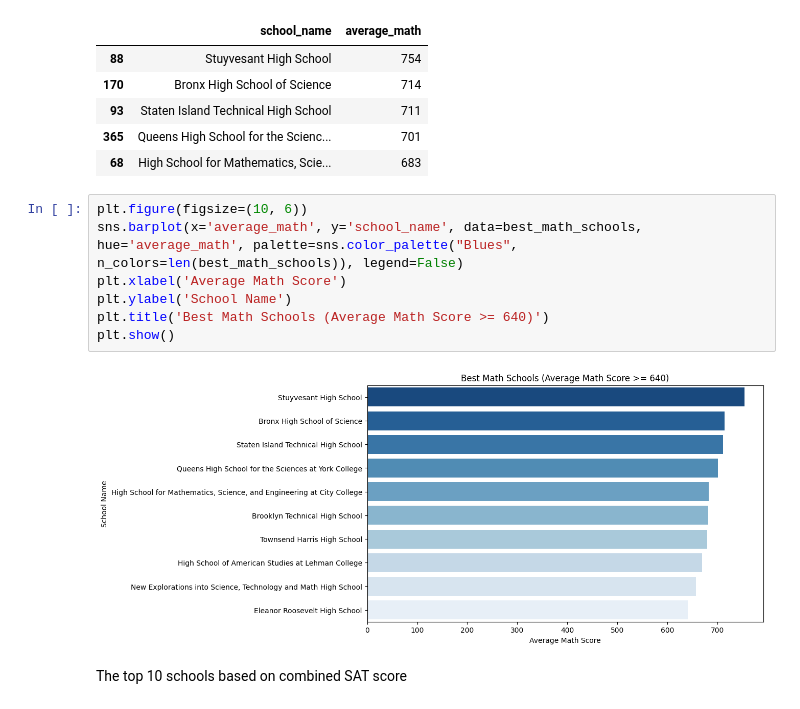
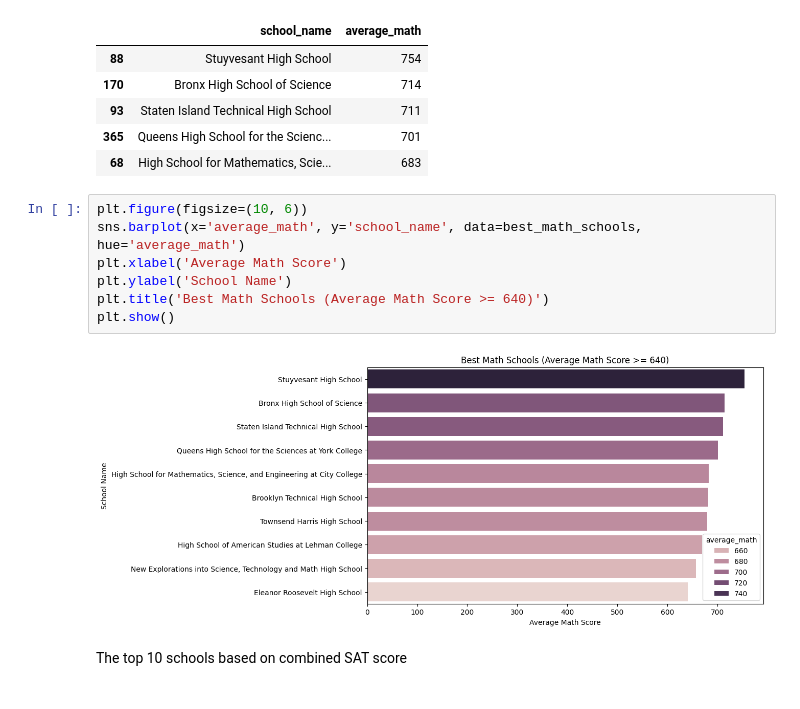
Before and after one commit to wildweasel02/LauraBuibas-Analysis-Portfolio, a Jupyter notebook: Python_Projects/ExploringNYCSchoolSATScores/notebook.ipynb, the cells around one changed output. Cells and saved outputs as stored; diff of their text form.

```diff
--- a/Python_Projects/ExploringNYCSchoolSATScores/notebook.ipynb
+++ b/Python_Projects/ExploringNYCSchoolSATScores/notebook.ipynb
@@ -77,13 +77,13 @@ best_math_schools.head()
 | 68 | High School for Mathematics, Scie... | 683 |
 # %%
 plt.figure(figsize=(10, 6))
-sns.barplot(x='average_math', y='school_name', data=best_math_schools, hue='average_math', palette=sns.color_palette("Blues", n_colors=len(best_math_schools)), legend=False)
+sns.barplot(x='average_math', y='school_name', data=best_math_schools, hue='average_math')
 plt.xlabel('Average Math Score')
 plt.ylabel('School Name')
 plt.title('Best Math Schools (Average Math Score >= 640)')
 plt.show()
 # %% [output]
-[figure, old version]
+[figure, new version]
 # %% [markdown]
 The top 10 schools based on combined SAT score
 # %%
```
Also changed, not shown: parts of 1 cell of this notebook, 2 other files.
